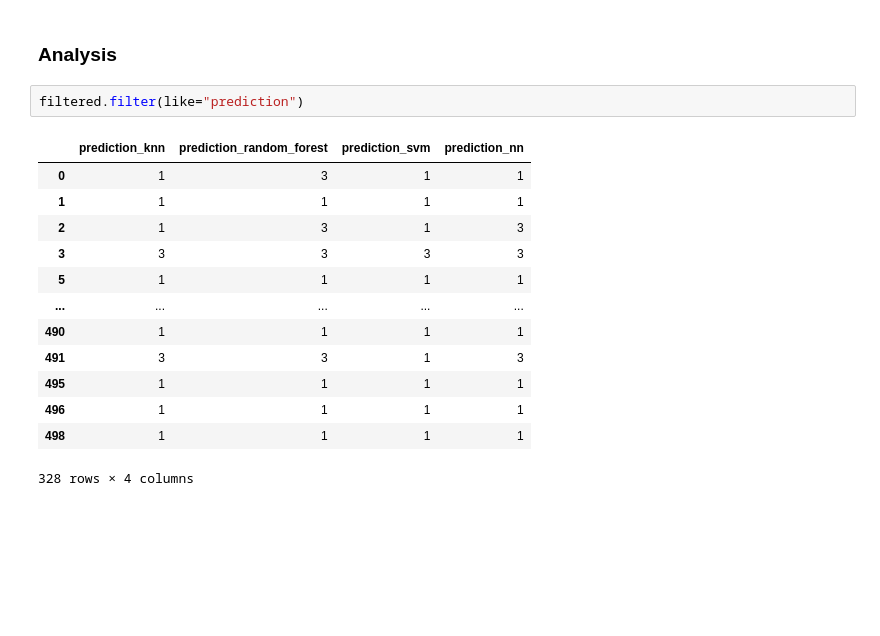
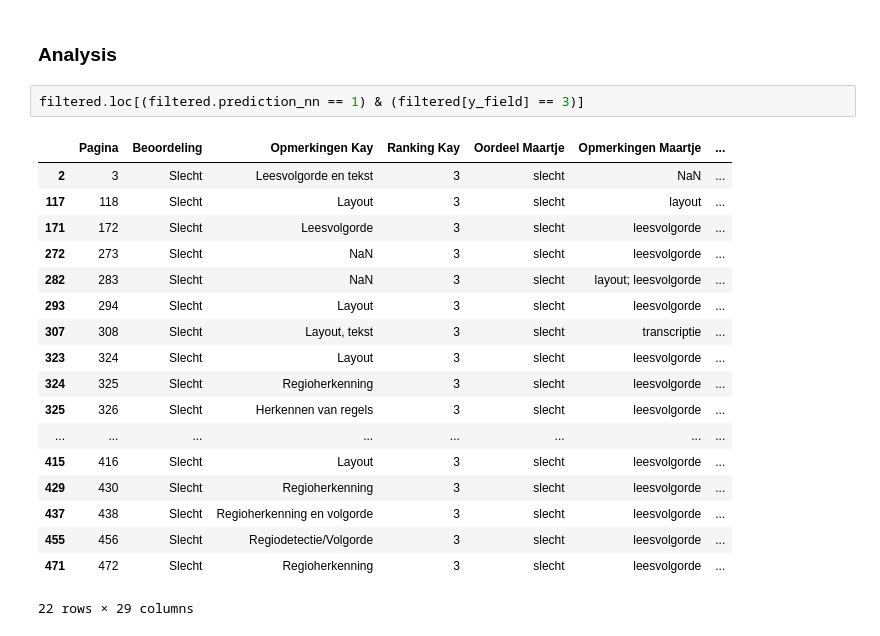
Before and after one commit to LAHTeR/nautilusocr, a Jupyter notebook: notebooks/quality.ipynb, the cells around one changed output. Drawn from its saved outputs; the diff is of its cells as text; blank space fills up the shorter version.

```diff
--- a/notebooks/quality.ipynb
+++ b/notebooks/quality.ipynb
@@ -1075,21 +1146,26 @@ metrics.ConfusionMatrixDisplay.from_predictions(
 # %% [markdown]
 ### Analysis
-# %%
-filtered.filter(like="prediction")
-# %% [output]
-|  | prediction_knn | prediction_random_forest | prediction_svm | prediction_nn |
-| 0 | 1 | 3 | 1 | 1 |
-| 1 | 1 | 1 | 1 | 1 |
-| 2 | 1 | 3 | 1 | 3 |
-| 3 | 3 | 3 | 3 | 3 |
-| 5 | 1 | 1 | 1 | 1 |
-| ... | ... | ... | ... | ... |
-| 490 | 1 | 1 | 1 | 1 |
-| 491 | 3 | 3 | 1 | 3 |
-| 495 | 1 | 1 | 1 | 1 |
-| 496 | 1 | 1 | 1 | 1 |
-| 498 | 1 | 1 | 1 | 1 |
-328 rows × 4 columns
+# %%
+filtered.loc[(filtered.prediction_nn == 1) & (filtered[y_field] == 3)]
+# %% [output]
+|  | Pagina | Beoordeling | Opmerkingen Kay | Ranking Kay | Oordeel Maartje | Opmerkingen Maartje | ... |
+| 2 | 3 | Slecht | Leesvolgorde en tekst | 3 | slecht | NaN | ... |
+| 117 | 118 | Slecht | Layout | 3 | slecht | layout | ... |
+| 171 | 172 | Slecht | Leesvolgorde | 3 | slecht | leesvolgorde | ... |
+| 272 | 273 | Slecht | NaN | 3 | slecht | leesvolgorde | ... |
+| 282 | 283 | Slecht | NaN | 3 | slecht | layout; leesvolgorde | ... |
+| 293 | 294 | Slecht | Layout | 3 | slecht | leesvolgorde | ... |
+| 307 | 308 | Slecht | Layout, tekst | 3 | slecht | transcriptie | ... |
+| 323 | 324 | Slecht | Layout | 3 | slecht | leesvolgorde | ... |
+| 324 | 325 | Slecht | Regioherkenning | 3 | slecht | leesvolgorde | ... |
+| 325 | 326 | Slecht | Herkennen van regels | 3 | slecht | leesvolgorde | ... |
+| ... | ... | ... | ... | ... | ... | ... | ... |
+| 415 | 416 | Slecht | Layout | 3 | slecht | leesvolgorde | ... |
+| 429 | 430 | Slecht | Regioherkenning | 3 | slecht | leesvolgorde | ... |
+| 437 | 438 | Slecht | Regioherkenning en volgorde | 3 | slecht | leesvolgorde | ... |
+| 455 | 456 | Slecht | Regiodetectie/Volgorde | 3 | slecht | leesvolgorde | ... |
+| 471 | 472 | Slecht | Regioherkenning | 3 | slecht | leesvolgorde | ... |
+22 rows × 29 columns
 # %%
 filtered.loc[filtered.prediction_nn != filtered.prediction_knn][
     [y_field]
```
Also changed, not shown: parts of 34 cells of this notebook.
